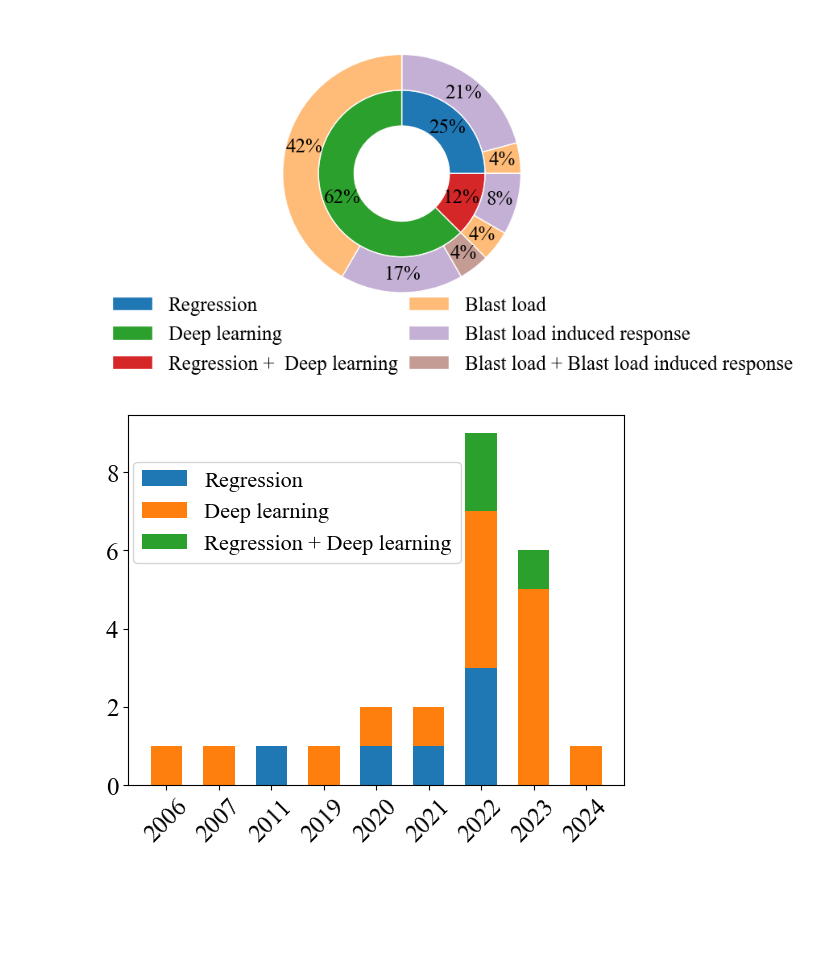
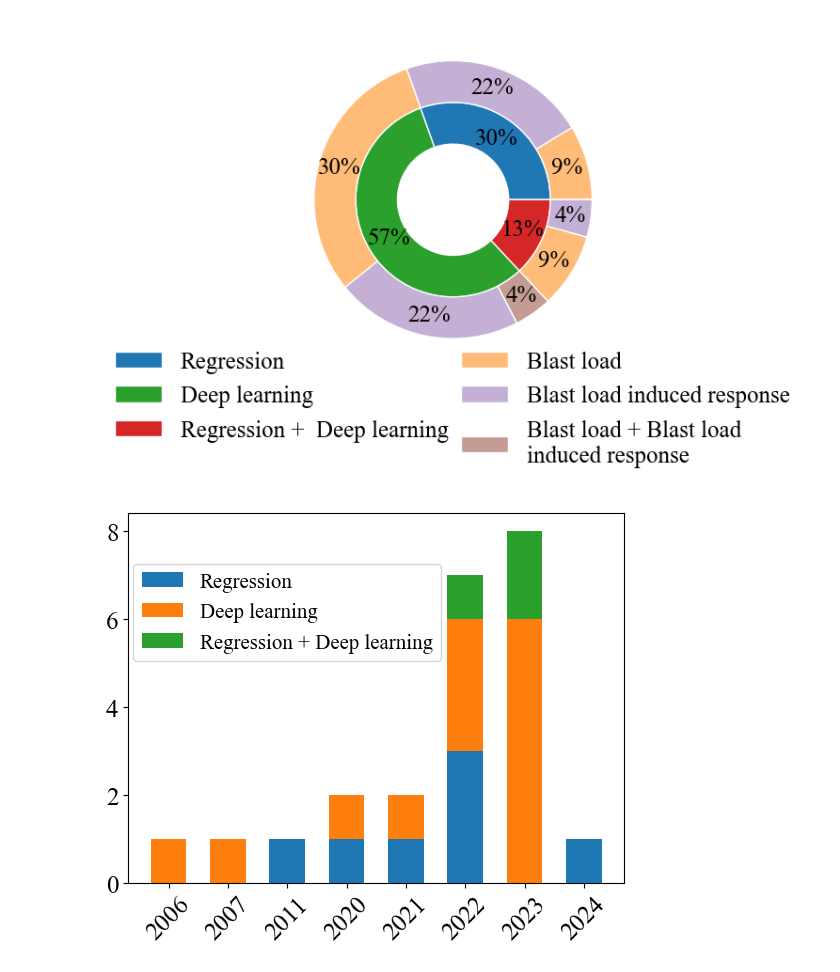
Before and after one commit to ChamodiWidanage/ANN_1D_2, a Jupyter notebook: ML_Lit_Summary.ipynb, the cells around one changed output. Cells and saved outputs as stored; diff of their text form; code cells hidden in the pictures; blank space fills up the shorter version.

```diff
--- a/ML_Lit_Summary.ipynb
+++ b/ML_Lit_Summary.ipynb
@@ -9,7 +9,7 @@ plt.rcParams['font.size'] = 18
 fig, ax = plt.subplots()
 
 size = 0.3
-vals = np.array([[1, 5, 0], [10, 4, 1], [1, 2, 0]])
+vals = np.array([[2, 5, 0], [7, 5, 1], [2, 1, 0]])
 
 cmap = plt.colormaps["tab20"]
 inner_colors = cmap([0, 4, 6])
@@ -20,49 +20,49 @@ def my_autopct(pct):
     return f'{pct:.0f}%' if pct != 0 else ''
 
 ax.pie(vals.sum(axis=1),
        radius=1-size,
        colors=inner_colors,
        autopct= my_autopct,
        pctdistance=0.77,
        wedgeprops=dict(width=size,edgecolor='w'))
 
 
 
 ax.pie(vals.flatten(),
        radius=1,
        colors=outer_colors,
        autopct= my_autopct,
        pctdistance=0.85,
        wedgeprops=dict(width=size, edgecolor='w'))
 
-ax.legend(labels = ["Regression", "Deep learning", "Regression +  Deep learning", "Blast load", "Blast load induced response", "Blast load + Blast load induced response"],
-          loc=[-0.5, -0.2],
+ax.legend(labels = ["Regression", "Deep learning", "Regression +  Deep learning", "Blast load", "Blast load induced response", "Blast load + Blast load\ninduced response"],
+          loc=[-0.5, -0.3],
           facecolor = "white",
           ncols = 2,
           columnspacing=0.5,
           frameon =False)
 
 #ax.legend(labels = ["Load", "Load induced response", "Load + Load induced response", "Load", "Load induced response", "Load + Load induced response", "Load", "Load induced response", "Load + Load induced response"],
  #         loc="lower left",
   #        bbox_to_anchor=(1, 0, 0.5, 1))
 
 ax.set(aspect="equal")
 
-plt.savefig('plot1.png', dpi = 600, bbox_inches = 'tight')
+plt.savefig('plot1_revised.png', dpi = 600, bbox_inches = 'tight')
 # %% [output]
-[figure, old version]
+[figure, new version]
 # %%
-years = ('2006', '2007', '2011', '2019', '2020', '2021', '2022', '2023', '2024')
+years = ('2006', '2007', '2011', '2020', '2021', '2022', '2023', '2024')
 m_types = {
-    'Regression': np.array([0, 0, 1, 0, 1, 1, 3, 0, 0]),
-    'Deep learning': np.array([1, 1, 0, 1, 1, 1, 4, 5, 1]),
-    'Regression + Deep learning': np.array([0, 0, 0, 0, 0, 0, 2, 1, 0]),
+    'Regression': np.array([0, 0, 1, 1, 1, 3, 0, 1]),
+    'Deep learning': np.array([1, 1, 0, 1, 1, 3, 6, 0]),
+    'Regression + Deep learning': np.array([0, 0, 0, 0, 0, 1, 2, 0]),
 }
 width = 0.6  # the width of the bars: can also be len(x) sequence
 
 
 fig, ax = plt.subplots()
-bottom = np.zeros(9)
+bottom = np.zeros(8)
 
 for m_type, count in m_types.items():
     p = ax.bar(years, count, width, label=m_type, bottom=bottom)
@@ -71,12 +71,12 @@ for m_type, count in m_types.items():
     #ax.bar_label(p, label_type='center')
 
 ax.set_xticklabels(years, rotation=45)
-ax.legend(fontsize = 16, loc = [0.01,0.6])
+ax.legend(fontsize = 15, loc = [0.01,0.6])
 ax.set_facecolor("white")
 #ax.grid(visible=None, which='major', axis='both', color = "black")
 #plt.box(color = "black")
 
 
-plt.savefig('plot2.png', dpi = 600, bbox_inches = 'tight')
+plt.savefig('plot2_revised.png', dpi = 600, bbox_inches = 'tight')
 # %% [output]
-[figure, old version]
+[figure, new version]
```
Also changed, not shown: 19 other files.
